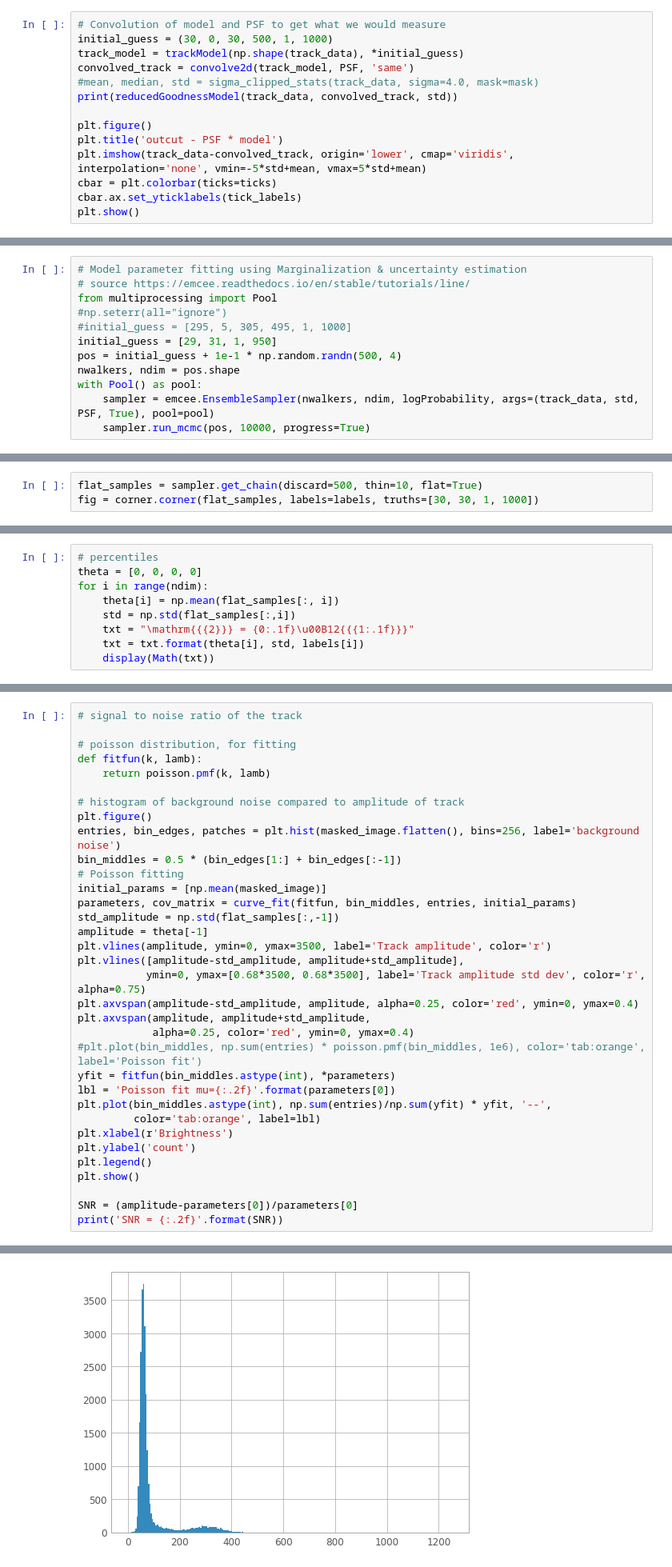
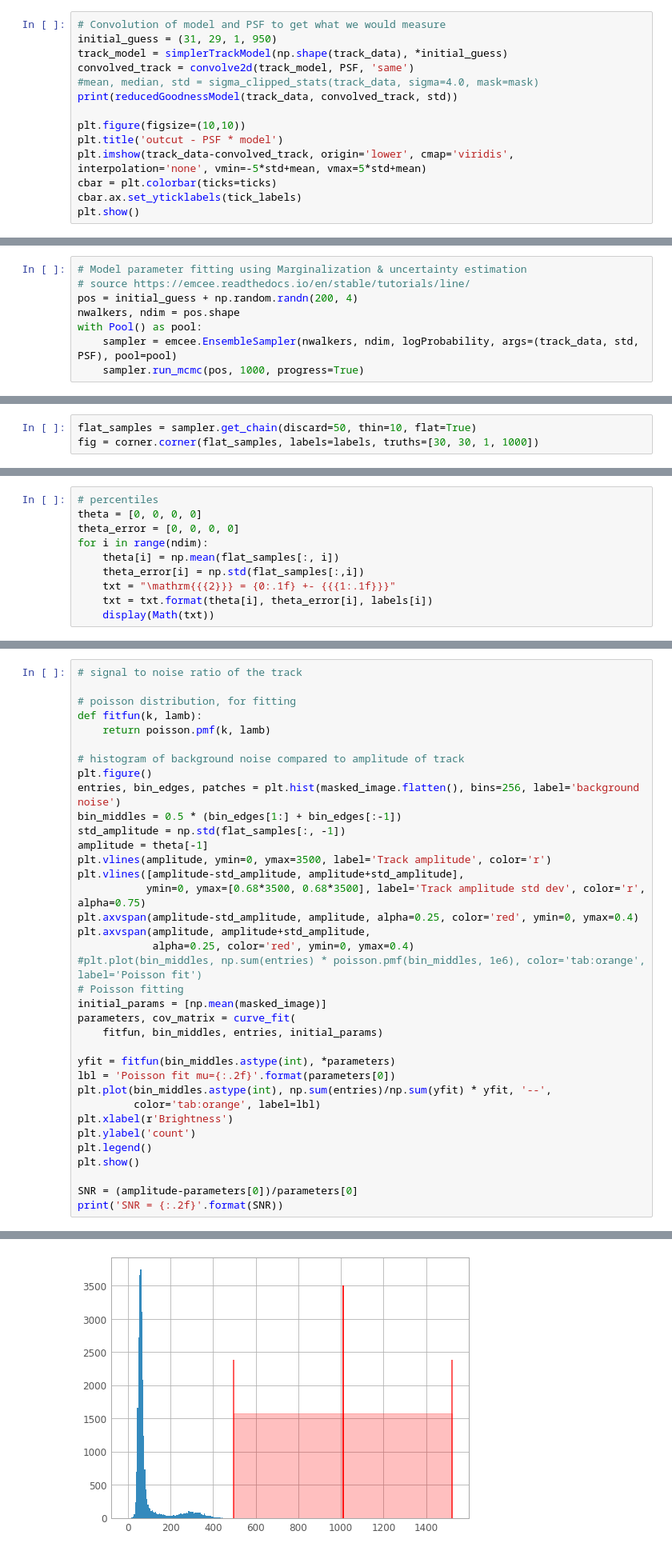
Before and after one commit to SSAEPFL/PSF, a Jupyter notebook: test-track-fitting.ipynb, the cells around one changed output, grey strips where cells are left out. Shown at 80% size. Drawn from its saved outputs; the diff is of its cells as text.

```diff
--- a/test-track-fitting.ipynb
+++ b/test-track-fitting.ipynb
@@ -88,13 +89,13 @@ plt.show()
 [figure]
 # %%
 # Convolution of model and PSF to get what we would measure
-initial_guess = (30, 0, 30, 500, 1, 1000)
-track_model = trackModel(np.shape(track_data), *initial_guess)
+initial_guess = (31, 29, 1, 950)
+track_model = simplerTrackModel(np.shape(track_data), *initial_guess)
 convolved_track = convolve2d(track_model, PSF, 'same')
 #mean, median, std = sigma_clipped_stats(track_data, sigma=4.0, mask=mask)
 print(reducedGoodnessModel(track_data, convolved_track, std))
 
-plt.figure()
+plt.figure(figsize=(10,10))
 plt.title('outcut - PSF * model')
 plt.imshow(track_data-convolved_track, origin='lower', cmap='viridis', interpolation='none', vmin=-5*std+mean, vmax=5*std+mean)
 cbar = plt.colorbar(ticks=ticks)
@@ -106,15 +107,11 @@ plt.show()
 # %%
 # Model parameter fitting using Marginalization & uncertainty estimation
 # source https://emcee.readthedocs.io/en/stable/tutorials/line/
-from multiprocessing import Pool
-#np.seterr(all="ignore")
-#initial_guess = [295, 5, 305, 495, 1, 1000]
-initial_guess = [29, 31, 1, 950]
-pos = initial_guess + 1e-1 * np.random.randn(500, 4)
+pos = initial_guess + np.random.randn(200, 4)
 nwalkers, ndim = pos.shape
 with Pool() as pool:
-    sampler = emcee.EnsembleSampler(nwalkers, ndim, logProbability, args=(track_data, std, PSF, True), pool=pool)
-    sampler.run_mcmc(pos, 10000, progress=True)
+    sampler = emcee.EnsembleSampler(nwalkers, ndim, logProbability, args=(track_data, std, PSF), pool=pool)
+    sampler.run_mcmc(pos, 1000, progress=True)
 # %%
 # looking at the steps
 fig, axes = plt.subplots(4, figsize=(10, 7), sharex=True)
@@ -140,4 +137,4 @@ tau: [2.34593911 2.06161248 2.11614989 2.15920602]
 # %%
-flat_samples = sampler.get_chain(discard=500, thin=10, flat=True)
+flat_samples = sampler.get_chain(discard=50, thin=10, flat=True)
 fig = corner.corner(flat_samples, labels=labels, truths=[30, 30, 1, 1000])
 # %% [output]
@@ -145,10 +142,11 @@ fig = corner.corner(flat_samples, labels=labels, truths=[30, 30, 1, 1000])
 # %%
 # percentiles
 theta = [0, 0, 0, 0]
+theta_error = [0, 0, 0, 0]
 for i in range(ndim):
     theta[i] = np.mean(flat_samples[:, i])
-    std = np.std(flat_samples[:,i])
-    txt = "\mathrm{{{2}}} = {0:.1f}\u00B12{{{1:.1f}}}"
-    txt = txt.format(theta[i], std, labels[i])
+    theta_error[i] = np.std(flat_samples[:,i])
+    txt = "\mathrm{{{2}}} = {0:.1f} +- {{{1:.1f}}}"
+    txt = txt.format(theta[i], theta_error[i], labels[i])
     display(Math(txt))
 # %% [output]
@@ -187,35 +185,37 @@ chi^2:  24.75804764823175
 
 # poisson distribution, for fitting
 def fitfun(k, lamb):
     return poisson.pmf(k, lamb)
 
 # histogram of background noise compared to amplitude of track
 plt.figure()
 entries, bin_edges, patches = plt.hist(masked_image.flatten(), bins=256, label='background noise')
 bin_middles = 0.5 * (bin_edges[1:] + bin_edges[:-1])
-# Poisson fitting
-initial_params = [np.mean(masked_image)]
-parameters, cov_matrix = curve_fit(fitfun, bin_middles, entries, initial_params)
-std_amplitude = np.std(flat_samples[:,-1])
+std_amplitude = np.std(flat_samples[:, -1])
 amplitude = theta[-1]
 plt.vlines(amplitude, ymin=0, ymax=3500, label='Track amplitude', color='r')
 plt.vlines([amplitude-std_amplitude, amplitude+std_amplitude],
            ymin=0, ymax=[0.68*3500, 0.68*3500], label='Track amplitude std dev', color='r', alpha=0.75)
 plt.axvspan(amplitude-std_amplitude, amplitude, alpha=0.25, color='red', ymin=0, ymax=0.4)
 plt.axvspan(amplitude, amplitude+std_amplitude,
             alpha=0.25, color='red', ymin=0, ymax=0.4)
 #plt.plot(bin_middles, np.sum(entries) * poisson.pmf(bin_middles, 1e6), color='tab:orange', label='Poisson fit')
+# Poisson fitting
+initial_params = [np.mean(masked_image)]
+parameters, cov_matrix = curve_fit(
+    fitfun, bin_middles, entries, initial_params)
+
 yfit = fitfun(bin_middles.astype(int), *parameters)
 lbl = 'Poisson fit mu={:.2f}'.format(parameters[0])
 plt.plot(bin_middles.astype(int), np.sum(entries)/np.sum(yfit) * yfit, '--',
          color='tab:orange', label=lbl)
 plt.xlabel(r'Brightness')
 plt.ylabel('count')
 plt.legend()
 plt.show()
 
 SNR = (amplitude-parameters[0])/parameters[0]
 print('SNR = {:.2f}'.format(SNR))
 # %% [output]
 OptimizeWarning: Covariance of the parameters could not be estimated
-[figure, old version]
+[figure, new version]
```
Also changed, not shown: parts of 7 cells of this notebook, 1 other file.
